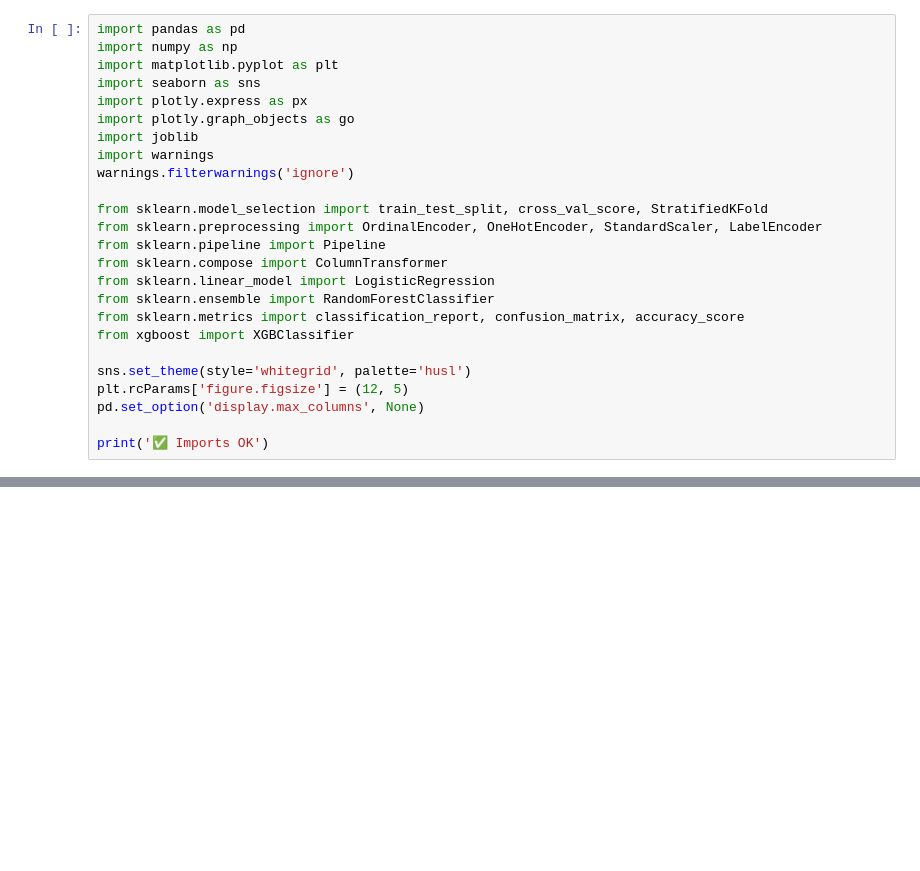
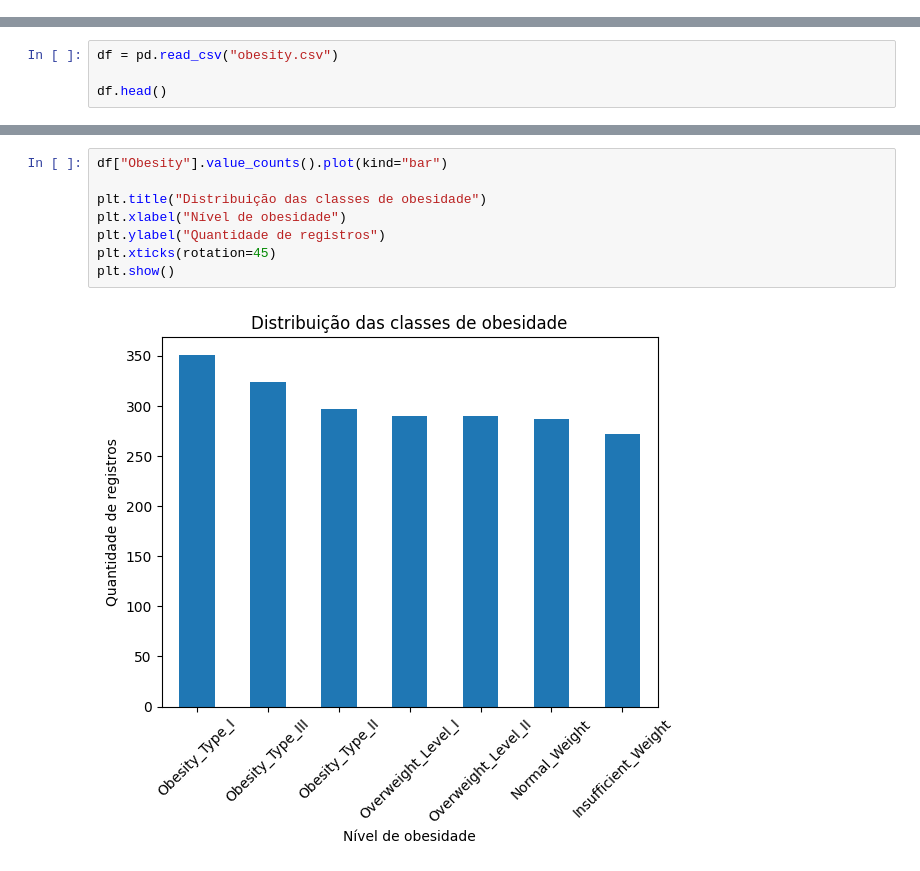
Before and after one commit to Marconiadsf/fiap-tech-challenge-4, a Jupyter notebook: notebooks/01_EDA_e_Treinamento.ipynb, the cells around one changed output, grey strips where cells are left out. Saved outputs shown, nothing was run; the diff lists cells and outputs as text; blank space fills up the shorter version.

```diff
--- a/notebooks/01_EDA_e_Treinamento.ipynb
+++ b/notebooks/01_EDA_e_Treinamento.ipynb
@@ -20,25 +0,0 @@ Matheus
-# %%
-import pandas as pd
-import numpy as np
-import matplotlib.pyplot as plt
-import seaborn as sns
-import plotly.express as px
-import plotly.graph_objects as go
-import joblib
-import warnings
-warnings.filterwarnings('ignore')
-
-from sklearn.model_selection import train_test_split, cross_val_score, StratifiedKFold
-from sklearn.preprocessing import OrdinalEncoder, OneHotEncoder, StandardScaler, LabelEncoder
-from sklearn.pipeline import Pipeline
-from sklearn.compose import ColumnTransformer
-from sklearn.linear_model import LogisticRegression
-from sklearn.ensemble import RandomForestClassifier
-from sklearn.metrics import classification_report, confusion_matrix, accuracy_score
-from xgboost import XGBClassifier
-
-sns.set_theme(style='whitegrid', palette='husl')
-plt.rcParams['figure.figsize'] = (12, 5)
-pd.set_option('display.max_columns', None)
-
-print('✅ Imports OK')
@@ -400,0 +50,4 @@ print(f'   Predição de teste: {loaded["label_encoder"].inverse_transform(pred)
+# %%
+df = pd.read_csv("obesity.csv")
+
+df.head()
@@ -400,0 +210,10 @@ print(f'   Predição de teste: {loaded["label_encoder"].inverse_transform(pred)
+# %%
+df["Obesity"].value_counts().plot(kind="bar")
+
+plt.title("Distribuição das classes de obesidade")
+plt.xlabel("Nível de obesidade")
+plt.ylabel("Quantidade de registros")
+plt.xticks(rotation=45)
+plt.show()
+# %% [output]
+[figure, added]
```
Also changed, not shown: parts of 94 cells of this notebook.
